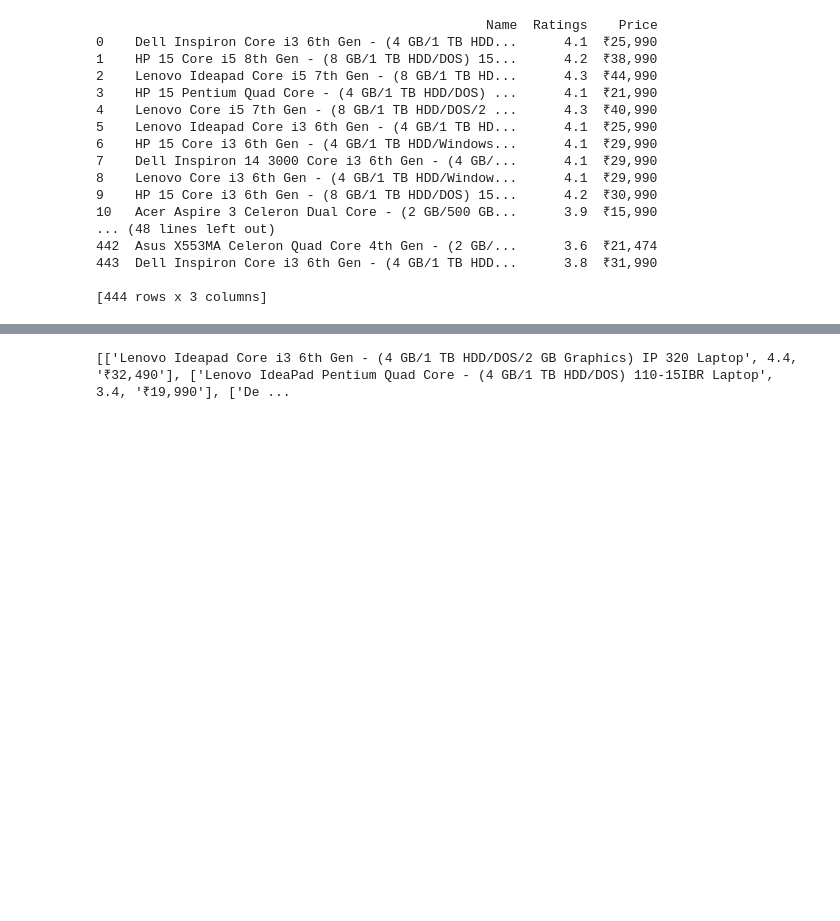
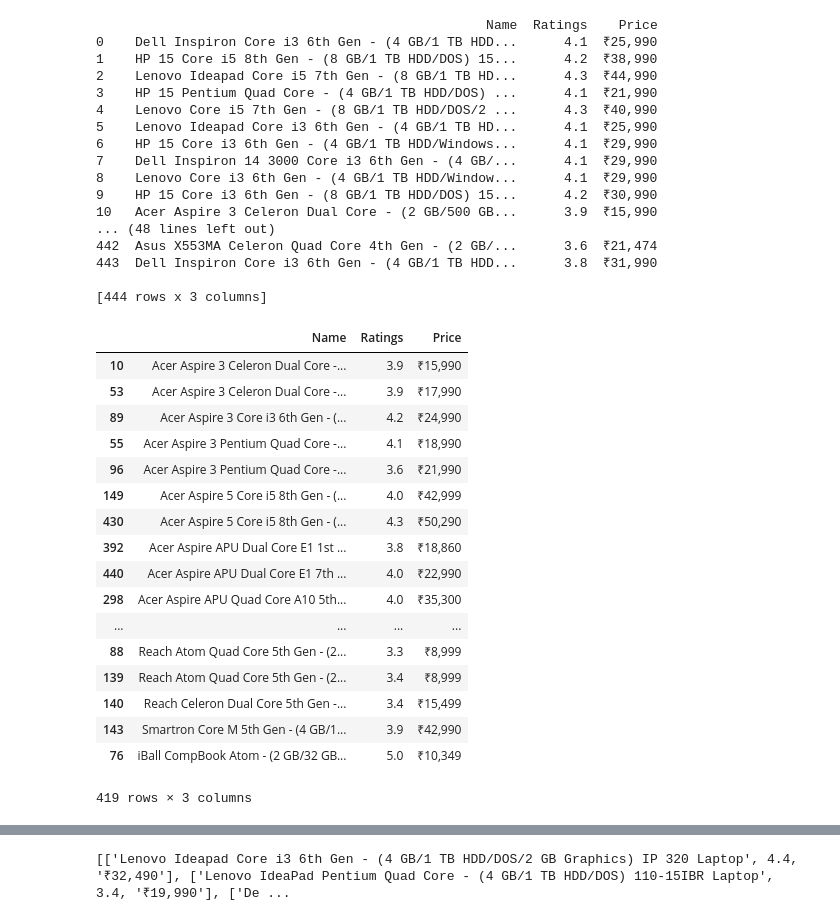
Before and after one commit to hika113/group16, a Jupyter notebook: Flipkart_scraping.ipynb, the cells around one changed output, grey strips where cells are left out. Cells and saved outputs as stored; diff of their text form; code cells hidden in the pictures; blank space fills up the shorter version.

```diff
--- a/Flipkart_scraping.ipynb
+++ b/Flipkart_scraping.ipynb
@@ -107,3 +107,24 @@ products_table_df2 = products_table_df.drop_duplicates("Name")
 
 # Sort by product name
 products_table_df2 = products_table_df2.sort_values(by="Name")
+# %%
+products_table_df2
+# %% [output]
+|  | Name | Ratings | Price |
+| 10 | Acer Aspire 3 Celeron Dual Core -... | 3.9 | ₹15,990 |
+| 53 | Acer Aspire 3 Celeron Dual Core -... | 3.9 | ₹17,990 |
+| 89 | Acer Aspire 3 Core i3 6th Gen - (... | 4.2 | ₹24,990 |
+| 55 | Acer Aspire 3 Pentium Quad Core -... | 4.1 | ₹18,990 |
+| 96 | Acer Aspire 3 Pentium Quad Core -... | 3.6 | ₹21,990 |
+| 149 | Acer Aspire 5 Core i5 8th Gen - (... | 4.0 | ₹42,999 |
+| 430 | Acer Aspire 5 Core i5 8th Gen - (... | 4.3 | ₹50,290 |
+| 392 | Acer Aspire APU Dual Core E1 1st ... | 3.8 | ₹18,860 |
+| 440 | Acer Aspire APU Dual Core E1 7th ... | 4.0 | ₹22,990 |
+| 298 | Acer Aspire APU Quad Core A10 5th... | 4.0 | ₹35,300 |
+| ... | ... | ... | ... |
+| 88 | Reach Atom Quad Core 5th Gen - (2... | 3.3 | ₹8,999 |
+| 139 | Reach Atom Quad Core 5th Gen - (2... | 3.4 | ₹8,999 |
+| 140 | Reach Celeron Dual Core 5th Gen -... | 3.4 | ₹15,499 |
+| 143 | Smartron Core M 5th Gen - (4 GB/1... | 3.9 | ₹42,990 |
+| 76 | iBall CompBook Atom - (2 GB/32 GB... | 5.0 | ₹10,349 |
+419 rows × 3 columns
```
Also changed, not shown: parts of 1 cell of this notebook, 1 other file.
